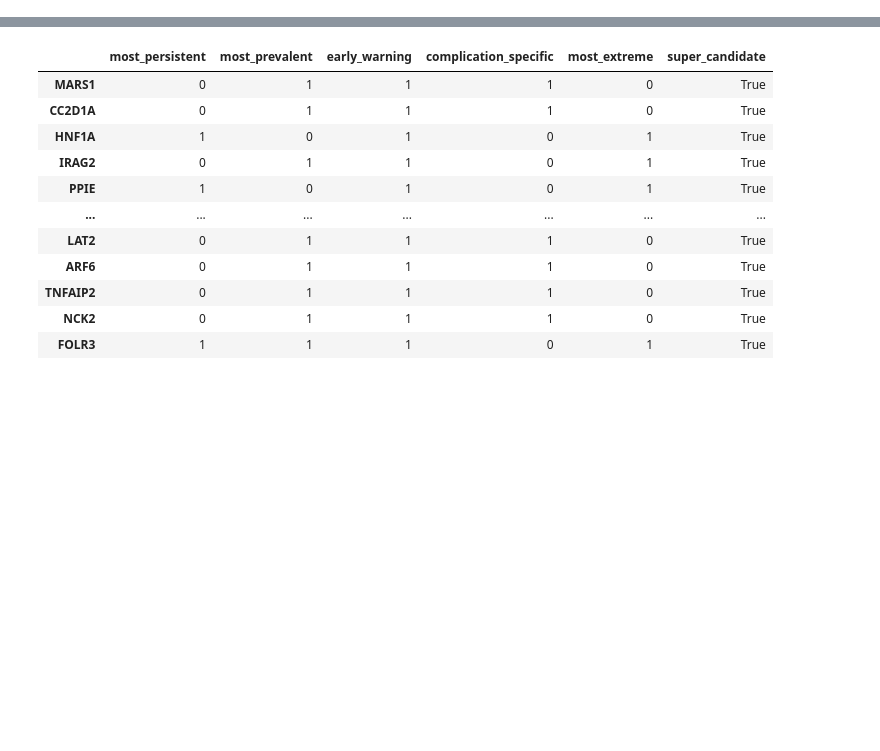
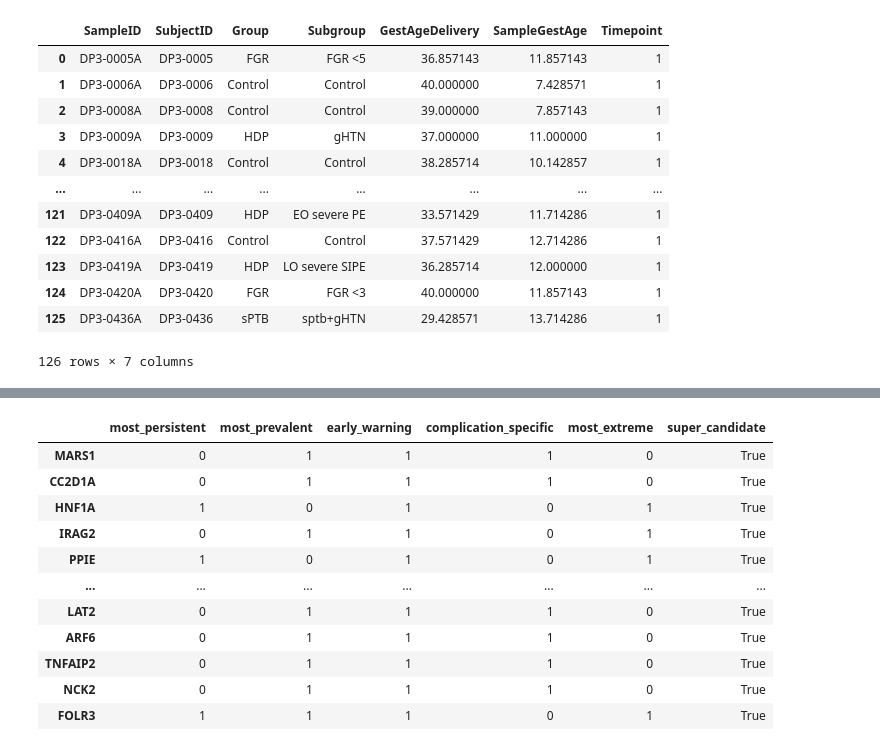
Before and after one commit to spiekos/PiekosLab, a Jupyter notebook: kaylaxu/dp3_project/02_exploratory_analysis/MAD_outlierAnalysis/PROT_MAD.ipynb, the cells around one changed output, grey strips where cells are left out. Saved outputs shown, nothing was run; the diff lists cells and outputs as text; code cells hidden in the pictures; blank space fills up the shorter version.

```diff
--- a/kaylaxu/dp3_project/02_exploratory_analysis/MAD_outlierAnalysis/PROT_MAD.ipynb
+++ b/kaylaxu/dp3_project/02_exploratory_analysis/MAD_outlierAnalysis/PROT_MAD.ipynb
@@ -667,0 +780,16 @@ bySample = unique_samples.set_index("SampleID")[["SubjectID", "Group", "Subgroup
+# %%
+meta["1"]
+# %% [output]
+|  | SampleID | SubjectID | Group | Subgroup | GestAgeDelivery | SampleGestAge | Timepoint |
+| 0 | DP3-0005A | DP3-0005 | FGR | FGR <5 | 36.857143 | 11.857143 | 1 |
+| 1 | DP3-0006A | DP3-0006 | Control | Control | 40.000000 | 7.428571 | 1 |
+| 2 | DP3-0008A | DP3-0008 | Control | Control | 39.000000 | 7.857143 | 1 |
+| 3 | DP3-0009A | DP3-0009 | HDP | gHTN | 37.000000 | 11.000000 | 1 |
+| 4 | DP3-0018A | DP3-0018 | Control | Control | 38.285714 | 10.142857 | 1 |
+| ... | ... | ... | ... | ... | ... | ... | ... |
+| 121 | DP3-0409A | DP3-0409 | HDP | EO severe PE | 33.571429 | 11.714286 | 1 |
+| 122 | DP3-0416A | DP3-0416 | Control | Control | 37.571429 | 12.714286 | 1 |
+| 123 | DP3-0419A | DP3-0419 | HDP | LO severe SIPE | 36.285714 | 12.000000 | 1 |
+| 124 | DP3-0420A | DP3-0420 | FGR | FGR <3 | 40.000000 | 11.857143 | 1 |
+| 125 | DP3-0436A | DP3-0436 | sPTB | sptb+gHTN | 29.428571 | 13.714286 | 1 |
+126 rows × 7 columns
```
Also changed, not shown: parts of 13 cells of this notebook, 21 other files.
